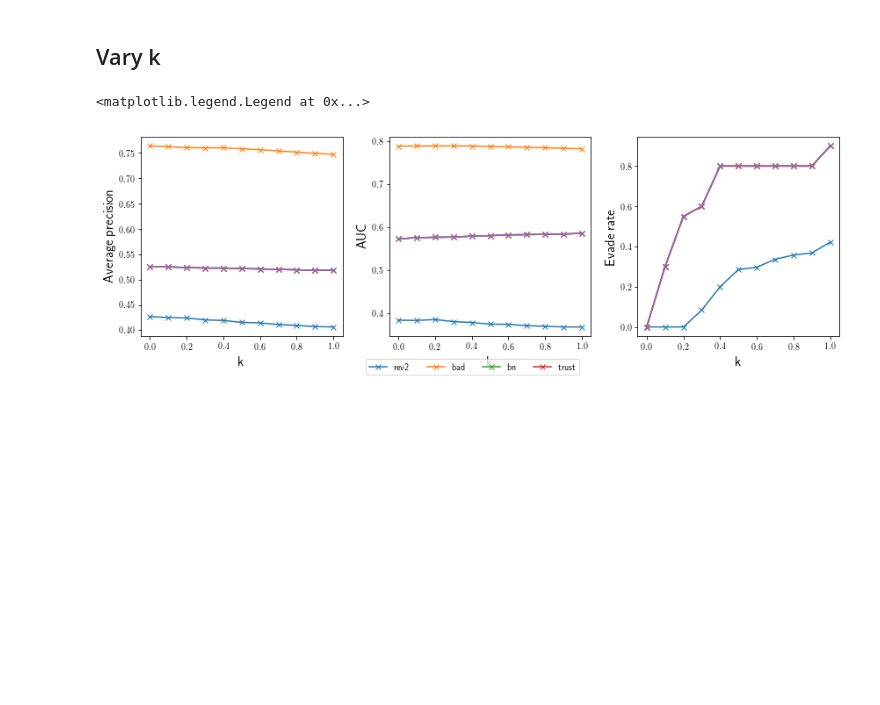
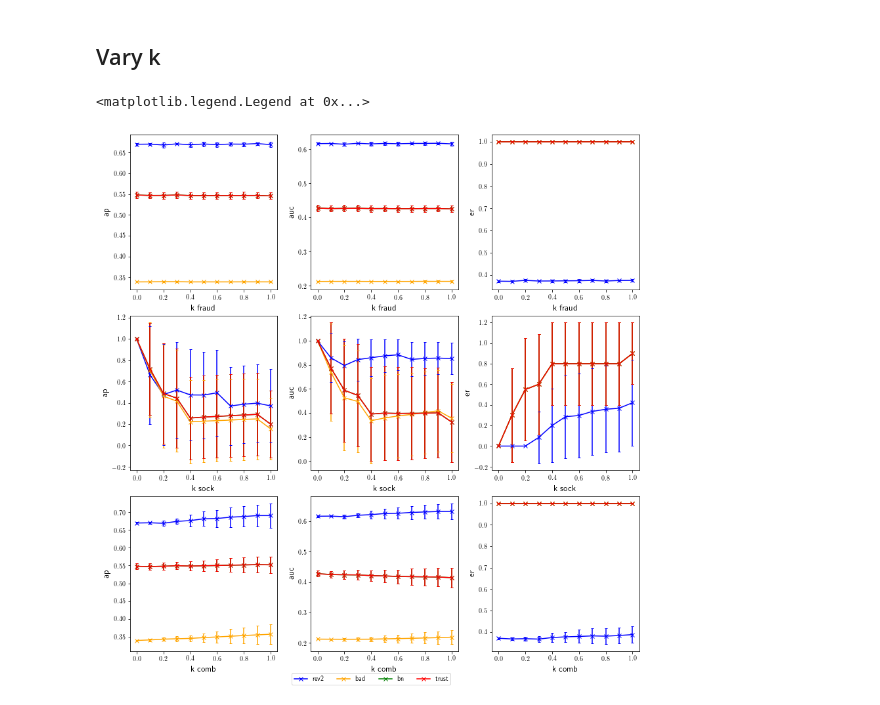
Before and after one commit to rzlll/DataMining, a Jupyter notebook: src/otc-eval.ipynb, the cells around one changed output. Drawn from its saved outputs; the diff is of its cells as text; code cells hidden in the pictures; blank space fills up the shorter version.

```diff
--- a/src/otc-eval.ipynb
+++ b/src/otc-eval.ipynb
@@ -96,2 +102,22 @@ trust
+# %%
+color_map = {
+    'rev2': 'blue',
+    'bad': 'orange',
+    'bn': 'green',
+    'trust': 'red'
+}
+
+def plot_lines(ax, x, y_data, ylabel='', xlabel='', title='', e_data=None):
+    lines = []
+    for alg_name in alg_list:
+        y = y_data[alg_name]
+        lines += [ax.plot(x, y, marker='x', color=color_map[alg_name])[0]]
+        if e_data != None:
+            e = e_data[alg_name]
+            ax.errorbar(x, y, e, linestyle='None', capsize=2, color=color_map[alg_name])
+    ax.set_ylabel(ylabel, fontsize=13)
+    ax.set_xlabel(xlabel, fontsize=13)
+    ax.set_title(title, fontsize=13)
+    return lines
 # %% [markdown]
 ## Vary n
@@ -169,42 +177,20 @@ knfig.legend(lines, alg_list, loc='lower center', ncol=len(alg_list))
 # %% [markdown]
 ## Vary k
-# %%
-kfig, axes = plt.subplots(1, 3, figsize=(12, 4))
-
-ax = axes[0]
-x = np.arange(11)/10
-for alg_name in alg_list:
-    y = np.mean(ap_dict[alg_name], axis=(1, 2))
-    ax.plot(x, y, marker='x')
-ax.plot(x, y, marker='x')
-ax.set_ylabel('Average precision', fontsize=15)
-ax.set_xlabel('k', fontsize=15)
-
-ax = axes[1]
-x = np.arange(11)/10
-for alg_name in alg_list:
-    y = np.mean(auc_dict[alg_name], axis=(1, 2))
-    ax.plot(x, y, marker='x')
-ax.plot(x, y, marker='x')
-ax.set_ylabel('AUC', fontsize=15)
-ax.set_xlabel('k', fontsize=15)
-
-ax = axes[2]
-x = np.arange(11)/10
-lines = []
-for alg_name in alg_list:
-    y = np.mean(er_dict[alg_name], axis=(1, 2))
-    lines += [ax.plot(x, y, marker='x')[0]]
-ax.plot(x, y, marker='x')
-ax.set_ylabel('Evade rate', fontsize=15)
-ax.set_xlabel('k', fontsize=15)
-
-kfig.tight_layout()
-kfig.tight_layout()
-kfig.legend(lines, alg_list, loc='lower center', ncol=len(alg_list))
-# %% [output]
-<matplotlib.legend.Legend at 0x...>
-[figure, removed]
+# %%
+kfig, axes = plt.subplots(3, 3, figsize=(12, 12))
+
+for t_ind, m_ind in itertools.product(range(3), range(3)):
+    target = target_list[t_ind]
+    met = met_list[m_ind]
+    y_data = {alg_name: np.mean(plot_data_dict[alg_name][target][met], axis=(1, 2)) for alg_name in alg_list}
+    e_data = {alg_name: np.std(plot_data_dict[alg_name][target][met], axis=(1, 2)) for alg_name in alg_list}
+    lines = plot_lines(axes[t_ind, m_ind], np.arange(11)/10, y_data, xlabel='%s %s' %('k', target), ylabel=met, title='', e_data=e_data)
+
+kfig.tight_layout(pad=2, w_pad=0.3, h_pad=0.2)
+kfig.legend(lines, alg_list, loc='lower center', ncol=len(alg_list), fontsize='medium')
+# %% [output]
+<matplotlib.legend.Legend at 0x...>
+[figure, added]
 # %%
 nfig.savefig('../rev2fig/%s-n.pdf' %data_name)
 kfig.savefig('../rev2fig/%s-k.pdf' %data_name)
```
Also changed, not shown: parts of 6 cells of this notebook, 1 other file.
